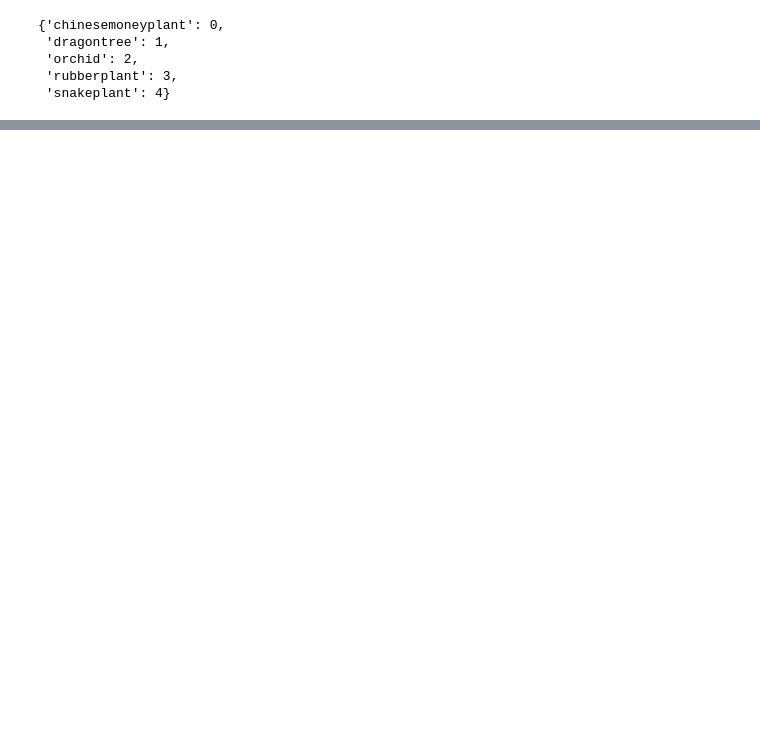
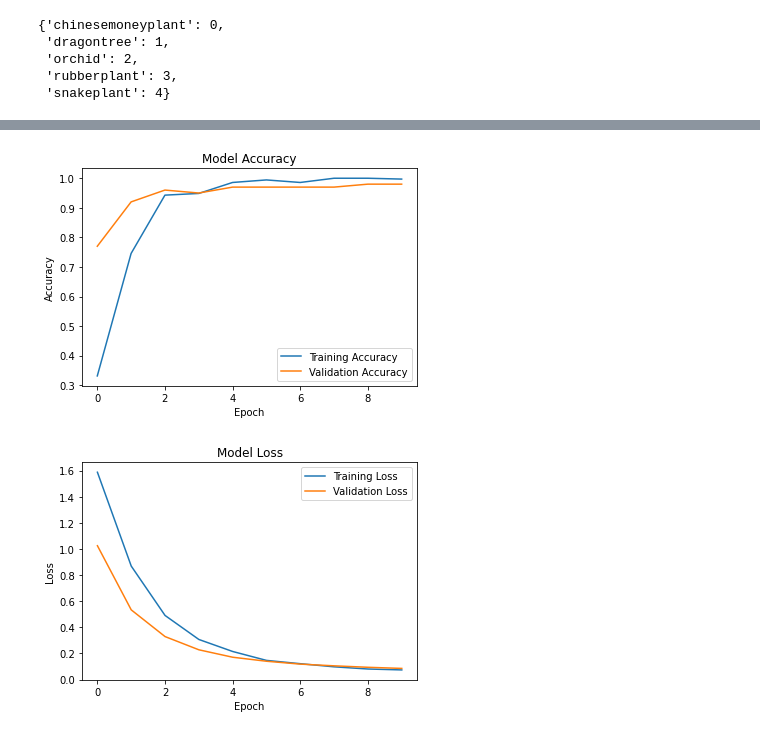
Before and after one commit to maisiehapney/PlantCareApp, a Jupyter notebook: PlantClassifier.ipynb, the cells around one changed output, grey strips where cells are left out. Cells and saved outputs as stored; diff of their text form; code cells hidden in the pictures; blank space fills up the shorter version.

```diff
--- a/PlantClassifier.ipynb
+++ b/PlantClassifier.ipynb
@@ -92,0 +95,27 @@ disp.plot()
+# %%
+# Plot model performance
+import matplotlib.pylab as plt
+acc = history.history['accuracy']
+val_accuracy = history.history['val_accuracy']
+loss = history.history['loss']
+val_loss = history.history['val_loss']
+
+
+plt.plot(acc, label='Training Accuracy')
+plt.plot(val_accuracy, label='Validation Accuracy')
+plt.ylabel('Accuracy')
+plt.xlabel('Epoch')
+plt.title('Model Accuracy')
+plt.legend(loc='lower right')
+plt.show()
+
+plt.plot(loss, label='Training Loss')
+plt.plot(val_loss, label='Validation Loss')
+plt.ylabel('Loss')
+plt.xlabel('Epoch')
+plt.title('Model Loss')
+plt.legend(loc='upper right')
+plt.show()
+# %% [output]
+[figure, added]
+[figure, added]
```
Also changed, not shown: parts of 11 cells of this notebook.
